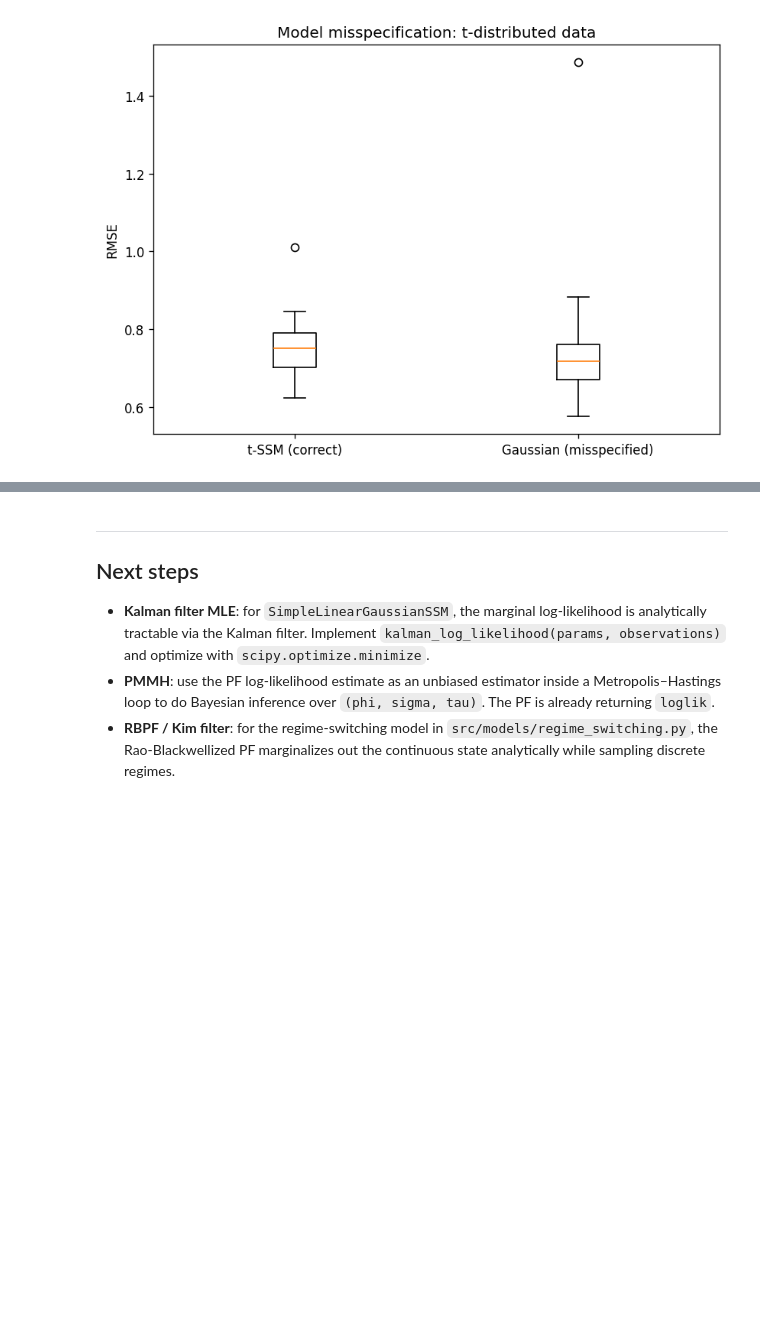
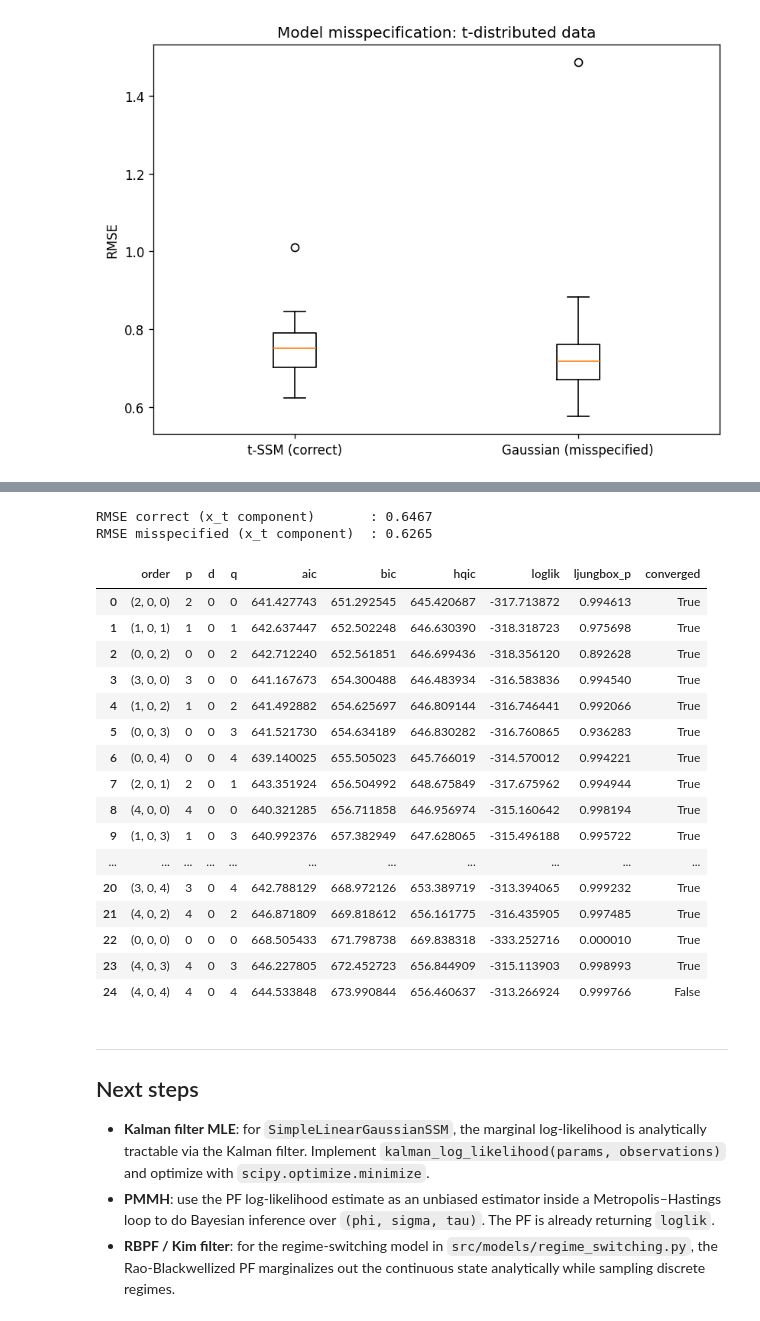
Before and after one commit to rickyli02/particle_filter_project_submission, a Jupyter notebook: notebooks/testing_estimation.ipynb, the cells around one changed output, grey strips where cells are left out. Saved outputs shown, nothing was run; the diff lists cells and outputs as text; code cells hidden in the pictures; blank space fills up the shorter version.

```diff
--- a/notebooks/testing_estimation.ipynb
+++ b/notebooks/testing_estimation.ipynb
@@ -395,3 +542,41 @@ plt.show()
+# %%
+# Comparing RMSE of the correct and missepcified models for ARMA
+
+print(f"RMSE correct (x_t component)       : {rmse(true_x_arma, x_hat_arma):.4f}")
+print(f"RMSE misspecified (x_t component)  : {rmse(true_x_arma, x_hat_arma_misspec):.4f}")
+# %% [output]
+RMSE correct (x_t component)       : 0.6467
+RMSE misspecified (x_t component)  : 0.6265
+# %%
+# import from time_series_analysis.py to analyze ARMA(p,q) coefficients
+from time_series_analysis import compare_arima_models
+
+compare_arima_models(
+    y = obs_arma_1d,
+    p_values=range(0, 5),
+    d_values=(0,),
+    q_values=range(0, 5),
+    max_ljungbox_lag=10,
+    trend="n",
+)
+# %% [output]
+|  | order | p | d | q | aic | bic | hqic | loglik | ljungbox_p | converged |
+| 0 | (2, 0, 0) | 2 | 0 | 0 | 641.427743 | 651.292545 | 645.420687 | -317.713872 | 0.994613 | True |
+| 1 | (1, 0, 1) | 1 | 0 | 1 | 642.637447 | 652.502248 | 646.630390 | -318.318723 | 0.975698 | True |
+| 2 | (0, 0, 2) | 0 | 0 | 2 | 642.712240 | 652.561851 | 646.699436 | -318.356120 | 0.892628 | True |
+| 3 | (3, 0, 0) | 3 | 0 | 0 | 641.167673 | 654.300488 | 646.483934 | -316.583836 | 0.994540 | True |
+| 4 | (1, 0, 2) | 1 | 0 | 2 | 641.492882 | 654.625697 | 646.809144 | -316.746441 | 0.992066 | True |
+| 5 | (0, 0, 3) | 0 | 0 | 3 | 641.521730 | 654.634189 | 646.830282 | -316.760865 | 0.936283 | True |
+| 6 | (0, 0, 4) | 0 | 0 | 4 | 639.140025 | 655.505023 | 645.766019 | -314.570012 | 0.994221 | True |
+| 7 | (2, 0, 1) | 2 | 0 | 1 | 643.351924 | 656.504992 | 648.675849 | -317.675962 | 0.994944 | True |
+| 8 | (4, 0, 0) | 4 | 0 | 0 | 640.321285 | 656.711858 | 646.956974 | -315.160642 | 0.998194 | True |
+| 9 | (1, 0, 3) | 1 | 0 | 3 | 640.992376 | 657.382949 | 647.628065 | -315.496188 | 0.995722 | True |
+| ... | ... | ... | ... | ... | ... | ... | ... | ... | ... | ... |
+| 20 | (3, 0, 4) | 3 | 0 | 4 | 642.788129 | 668.972126 | 653.389719 | -313.394065 | 0.999232 | True |
+| 21 | (4, 0, 2) | 4 | 0 | 2 | 646.871809 | 669.818612 | 656.161775 | -316.435905 | 0.997485 | True |
+| 22 | (0, 0, 0) | 0 | 0 | 0 | 668.505433 | 671.798738 | 669.838318 | -333.252716 | 0.000010 | True |
+| 23 | (4, 0, 3) | 4 | 0 | 3 | 646.227805 | 672.452723 | 656.844909 | -315.113903 | 0.998993 | True |
+| 24 | (4, 0, 4) | 4 | 0 | 4 | 644.533848 | 673.990844 | 656.460637 | -313.266924 | 0.999766 | False |
 # %% [markdown]
 ---
 ## Next steps
```
Also changed, not shown: parts of 15 cells of this notebook, 10 other files.
